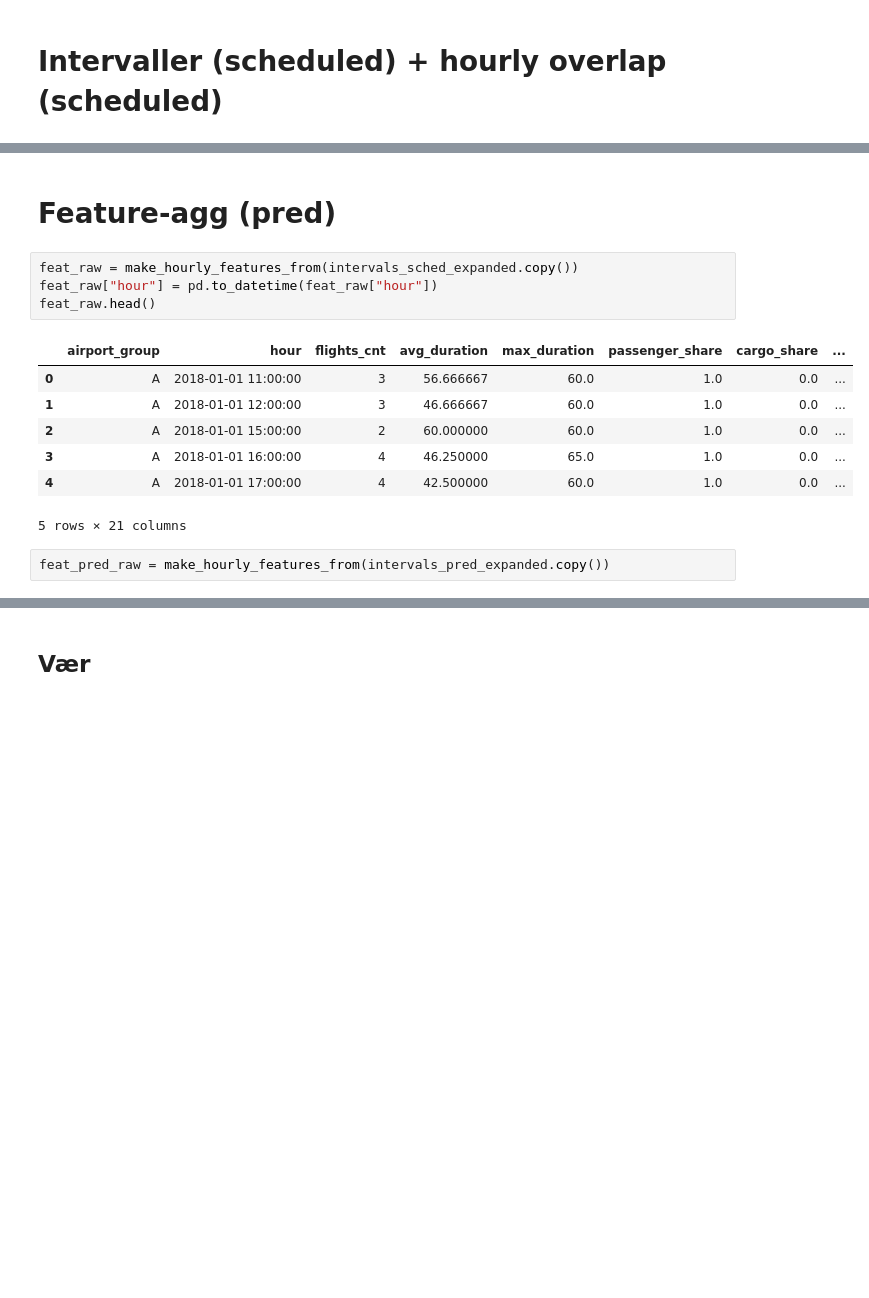
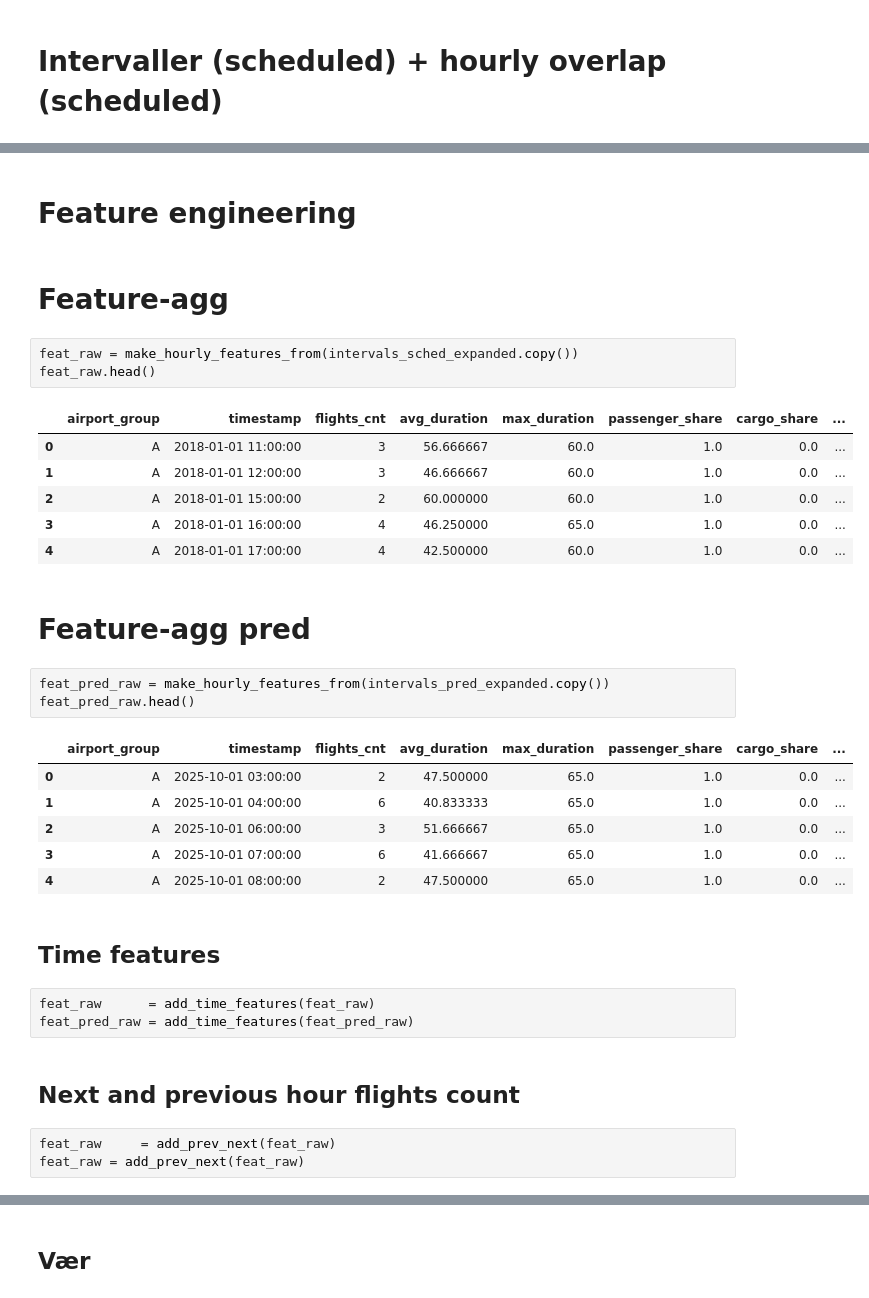
Before and after one commit to JakobBerg-Projects/avinor-ai, a Jupyter notebook: src/preprocessing.ipynb, the cells around one changed output, grey strips where cells are left out. Drawn from its saved outputs; the diff is of its cells as text; blank space fills up the shorter version.

```diff
--- a/src/preprocessing.ipynb
+++ b/src/preprocessing.ipynb
@@ -302,17 +277,37 @@ hourly_pred=grid_pred.merge(hourly_pred, on=["airport_group","hour"], how="left"
+# %% [markdown]
+# Feature engineering
 # %% [markdown]
-# Feature-agg (pred)
+# Feature-agg
 # %%
 feat_raw = make_hourly_features_from(intervals_sched_expanded.copy())
-feat_raw["hour"] = pd.to_datetime(feat_raw["hour"])
 feat_raw.head()
 # %% [output]
-|  | airport_group | hour | flights_cnt | avg_duration | max_duration | passenger_share | cargo_share | ... |
+|  | airport_group | timestamp | flights_cnt | avg_duration | max_duration | passenger_share | cargo_share | ... |
 | 0 | A | 2018-01-01 11:00:00 | 3 | 56.666667 | 60.0 | 1.0 | 0.0 | ... |
 | 1 | A | 2018-01-01 12:00:00 | 3 | 46.666667 | 60.0 | 1.0 | 0.0 | ... |
 | 2 | A | 2018-01-01 15:00:00 | 2 | 60.000000 | 60.0 | 1.0 | 0.0 | ... |
 | 3 | A | 2018-01-01 16:00:00 | 4 | 46.250000 | 65.0 | 1.0 | 0.0 | ... |
 | 4 | A | 2018-01-01 17:00:00 | 4 | 42.500000 | 60.0 | 1.0 | 0.0 | ... |
-5 rows × 21 columns
+# %% [markdown]
+# Feature-agg pred
 # %%
 feat_pred_raw = make_hourly_features_from(intervals_pred_expanded.copy())
+feat_pred_raw.head()
+# %% [output]
+|  | airport_group | timestamp | flights_cnt | avg_duration | max_duration | passenger_share | cargo_share | ... |
+| 0 | A | 2025-10-01 03:00:00 | 2 | 47.500000 | 65.0 | 1.0 | 0.0 | ... |
+| 1 | A | 2025-10-01 04:00:00 | 6 | 40.833333 | 65.0 | 1.0 | 0.0 | ... |
+| 2 | A | 2025-10-01 06:00:00 | 3 | 51.666667 | 65.0 | 1.0 | 0.0 | ... |
+| 3 | A | 2025-10-01 07:00:00 | 6 | 41.666667 | 65.0 | 1.0 | 0.0 | ... |
+| 4 | A | 2025-10-01 08:00:00 | 2 | 47.500000 | 65.0 | 1.0 | 0.0 | ... |
+# %% [markdown]
+## Time features
+# %%
+feat_raw      = add_time_features(feat_raw)
+feat_pred_raw = add_time_features(feat_pred_raw)
+# %% [markdown]
+## Next and previous hour flights count
+# %%
+feat_raw     = add_prev_next(feat_raw)
+feat_raw = add_prev_next(feat_raw)
 # %% [markdown]
```
Also changed, not shown: parts of 18 cells of this notebook, 3 other files.
